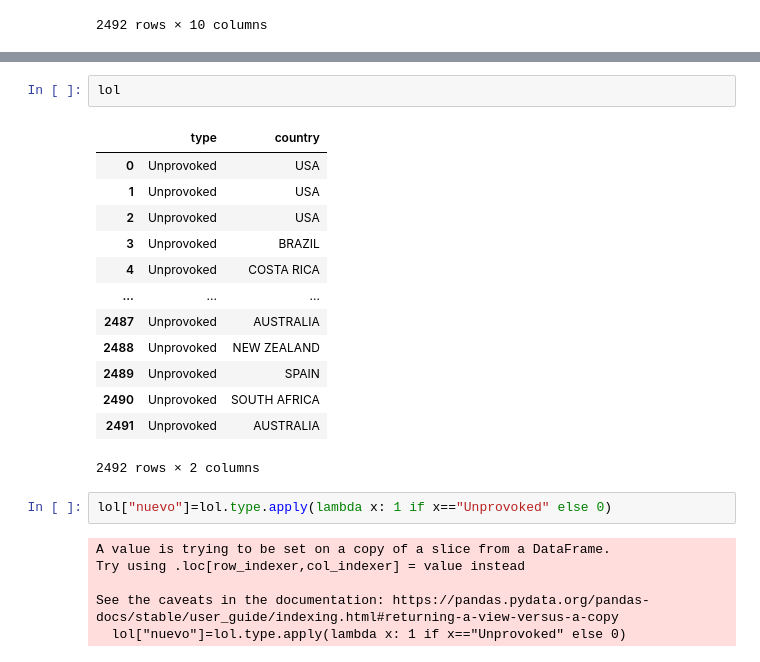
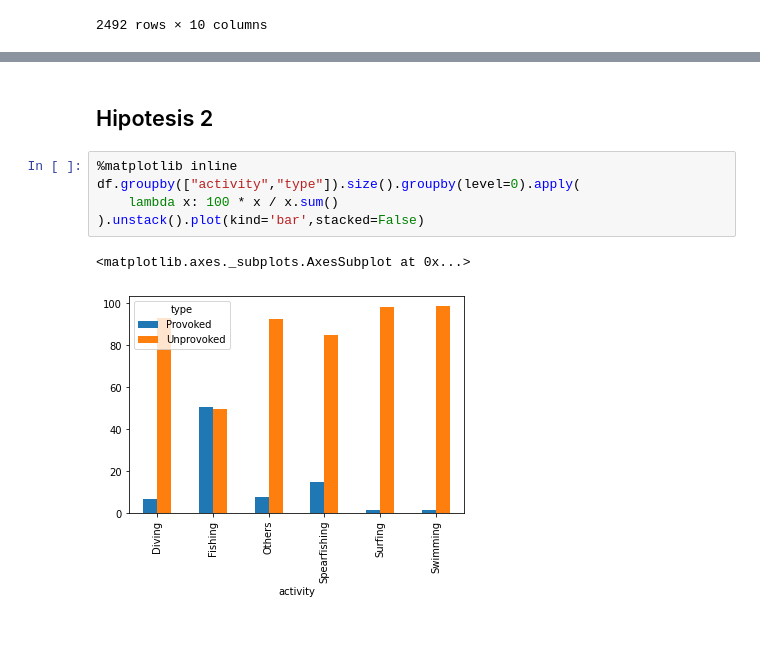
Before and after one commit to WHYTEWYLL/shark_attack, a Jupyter notebook: Analisis.ipynb, the cells around one changed output, grey strips where cells are left out. Saved outputs shown, nothing was run; the diff lists cells and outputs as text; blank space fills up the shorter version.

```diff
--- a/Analisis.ipynb
+++ b/Analisis.ipynb
@@ -47,24 +38,10 @@ TypeError: unsupported operand type(s) for -: 'str' and 'str'
-# %%
-lol
-# %% [output]
-|  | type | country |
-| 0 | Unprovoked | USA |
-| 1 | Unprovoked | USA |
-| 2 | Unprovoked | USA |
-| 3 | Unprovoked | BRAZIL |
-| 4 | Unprovoked | COSTA RICA |
-| ... | ... | ... |
-| 2487 | Unprovoked | AUSTRALIA |
-| 2488 | Unprovoked | NEW ZEALAND |
-| 2489 | Unprovoked | SPAIN |
-| 2490 | Unprovoked | SOUTH AFRICA |
-| 2491 | Unprovoked | AUSTRALIA |
-2492 rows × 2 columns
-# %%
-lol["nuevo"]=lol.type.apply(lambda x: 1 if x=="Unprovoked" else 0)
-# %% [output]
-A value is trying to be set on a copy of a slice from a DataFrame.
-Try using .loc[row_indexer,col_indexer] = value instead
-
-See the caveats in the documentation: https://pandas.pydata.org/pandas-docs/stable/user_guide/indexing.html#returning-a-view-versus-a-copy
-  lol["nuevo"]=lol.type.apply(lambda x: 1 if x=="Unprovoked" else 0)
+# %% [markdown]
+## Hipotesis 2
+# %%
+%matplotlib inline
+df.groupby(["activity","type"]).size().groupby(level=0).apply(
+    lambda x: 100 * x / x.sum()
+).unstack().plot(kind='bar',stacked=False)
+# %% [output]
+<matplotlib.axes._subplots.AxesSubplot at 0x...>
+[figure, added]
```
Also changed, not shown: parts of 13 cells of this notebook, 2 other files.
